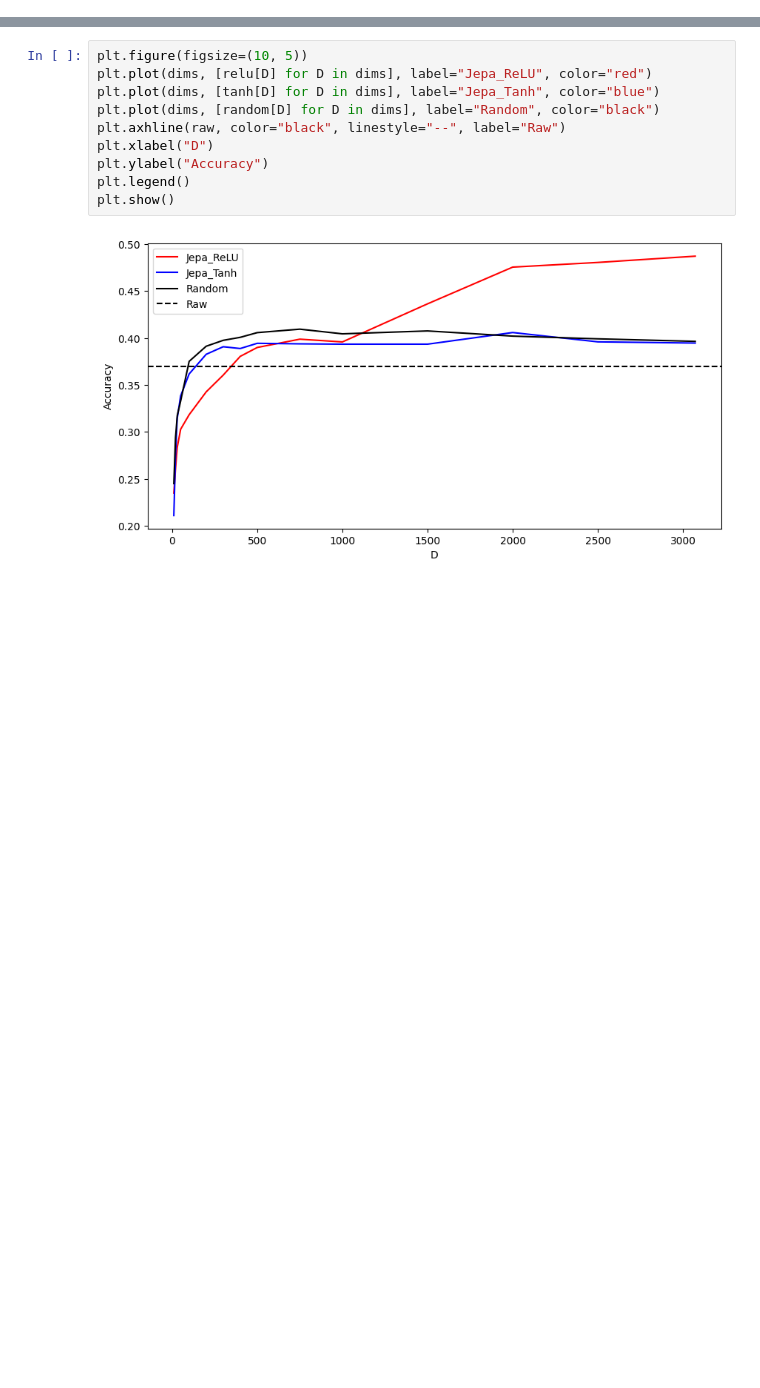
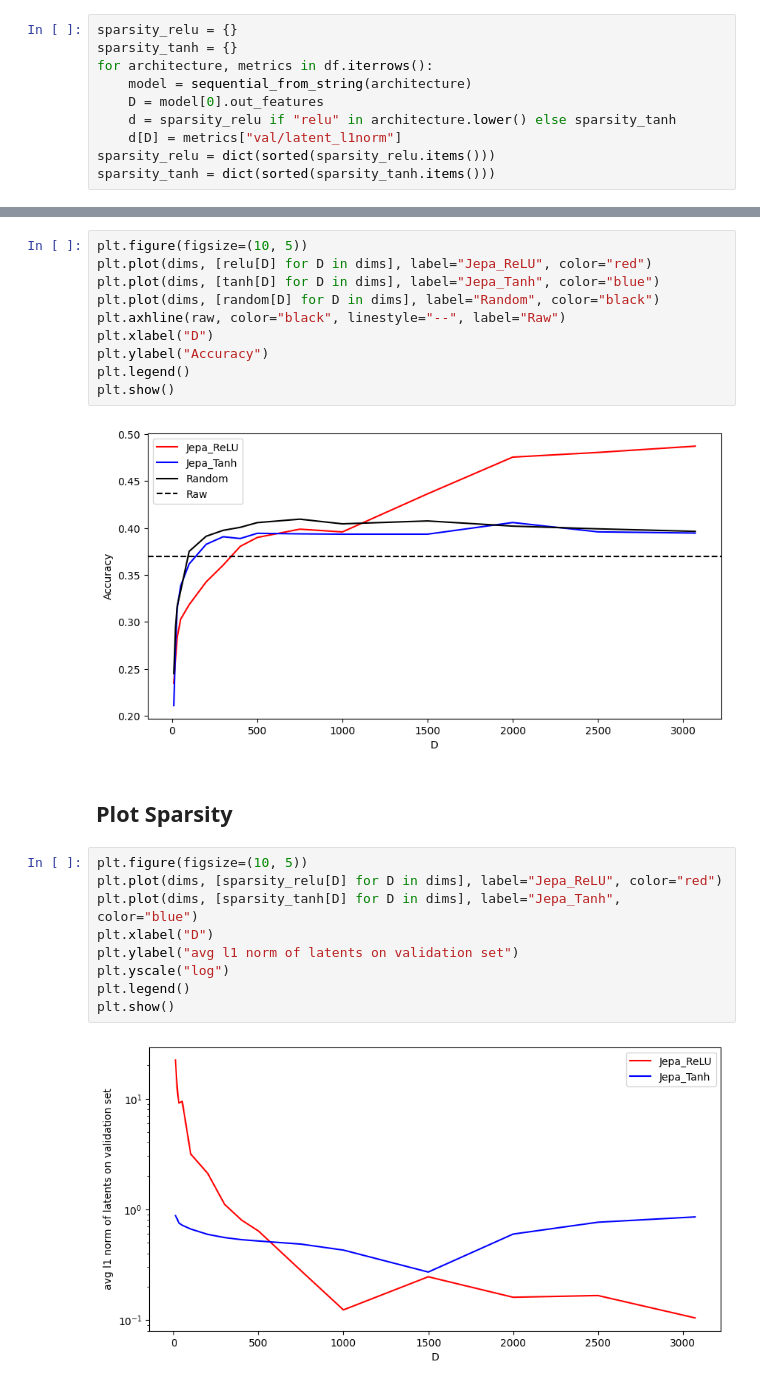
Before and after one commit to MattiaSC01/JEPA, a Jupyter notebook: notebooks/plot_linear_jepa_cifar.ipynb, the cells around one changed output, grey strips where cells are left out. Cells and saved outputs as stored; diff of their text form; blank space fills up the shorter version.

Commit message:
feat: plot norm of jepa latents

```diff
--- a/notebooks/plot_linear_jepa_cifar.ipynb
+++ b/notebooks/plot_linear_jepa_cifar.ipynb
@@ -41,3 +41,13 @@ for architecture, metrics in df.iterrows():
     d[D] = metrics["classification/best_acc"]
 relu = dict(sorted(relu.items()))
 tanh = dict(sorted(tanh.items()))
+# %%
+sparsity_relu = {}
+sparsity_tanh = {}
+for architecture, metrics in df.iterrows():
+    model = sequential_from_string(architecture)
+    D = model[0].out_features
+    d = sparsity_relu if "relu" in architecture.lower() else sparsity_tanh
+    d[D] = metrics["val/latent_l1norm"]
+sparsity_relu = dict(sorted(sparsity_relu.items()))
+sparsity_tanh = dict(sorted(sparsity_tanh.items()))
@@ -119,3 +131,16 @@ plt.legend()
 plt.show()
 # %% [output]
 [figure]
+# %% [markdown]
+## Plot Sparsity
+# %%
+plt.figure(figsize=(10, 5))
+plt.plot(dims, [sparsity_relu[D] for D in dims], label="Jepa_ReLU", color="red")
+plt.plot(dims, [sparsity_tanh[D] for D in dims], label="Jepa_Tanh", color="blue")
+plt.xlabel("D")
+plt.ylabel("avg l1 norm of latents on validation set")
+plt.yscale("log")
+plt.legend()
+plt.show()
+# %% [output]
+[figure, added]
```
Also changed, not shown: parts of 2 cells of this notebook.
